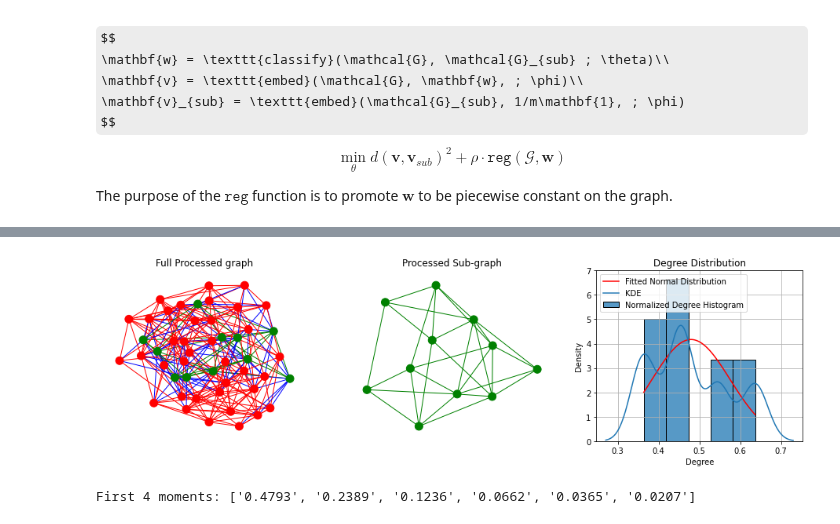
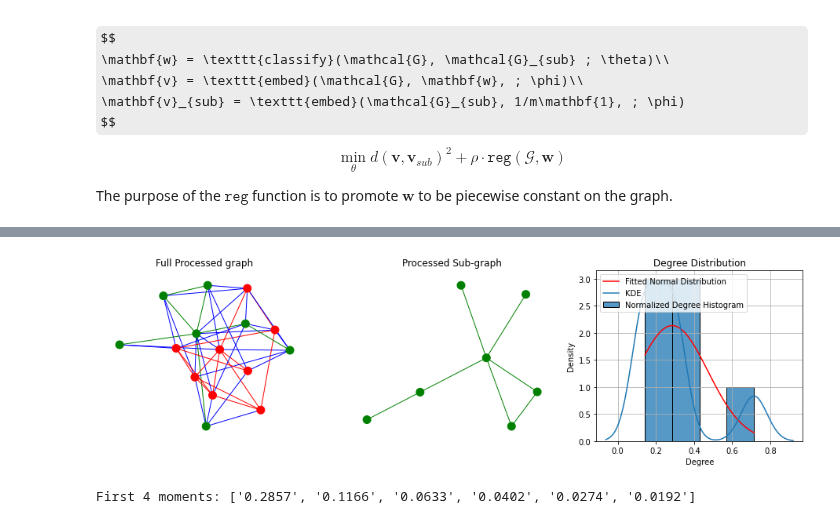
Before and after one commit to vistalab-technion/GraphMatching, a Jupyter notebook: subgraph_matching_via_nn/subgraph_localization_poc.ipynb, the cells around one changed output, grey strips where cells are left out. Saved outputs shown, nothing was run; the diff lists cells and outputs as text; code cells hidden in the pictures; some formulas as TeX source.

```diff
--- a/subgraph_matching_via_nn/subgraph_localization_poc.ipynb
+++ b/subgraph_matching_via_nn/subgraph_localization_poc.ipynb
@@ -117,36 +117,36 @@ First 4 moments: ['0.4490', '0.2332', '0.1316', '0.0783', '0.0484', '0.0308']
 # %%
 # Transform to line
-to_line = True
+to_line = False
 graph_processor_params = {'to_line': to_line}
 graph_processor = GraphProcessor(params=graph_processor_params)
 # processed_G, gt_node_indicator_processed = graph_processor.pre_process(sub_graph)
 # processed_G_sub = graph_processor.pre_process(G_sub)
 processed_sub_graph = graph_processor.pre_process(sub_graph)
 processed_G = processed_sub_graph.G
 gt_node_indicator_processed = processed_sub_graph.node_indicator
 processed_G_sub = processed_sub_graph.G_sub
 
 # gt_node_indicator_line = np.array(
 #     [edge_indicator[edge] for edge in processed_G.nodes()])
 
 # Call the function to plot the graph with colors
 fig, axes = plt.subplots(1, 3, figsize=(16, 4))
 plot_graph_with_colors(G=processed_G,
                        distribution=gt_node_indicator_processed,
                        ax=axes[0], colorbar=False, title='Full Processed graph',
                        seed=seed,
                        draw_labels=False)
 plot_graph_with_colors(G=processed_G_sub, ax=axes[1],
                        colorbar=False,
                        title='Processed Sub-graph', seed=seed, draw_labels=False)
 # Plot degree distribution and compute first 4 moments
 n_moments = 6
 moments = plot_degree_distribution(processed_G_sub, n_moments=n_moments, ax=axes[2])
 plt.show()
 print(f"First 4 moments: {[f'{value:.4f}' for value in moments]}")
 # %% [output]
-[figure, old version]
+[figure, new version]
-First 4 moments: ['0.4793', '0.2389', '0.1236', '0.0662', '0.0365', '0.0207']
+First 4 moments: ['0.2857', '0.1166', '0.0633', '0.0402', '0.0274', '0.0192']
 # %%
 from subgraph_matching_via_nn.graph_classifier_networks.classification_layer.classification_layer import \
     SigmoidClassificationLayer, SoftmaxClassificationLayer, \
```
Also changed, not shown: parts of 6 cells of this notebook.
